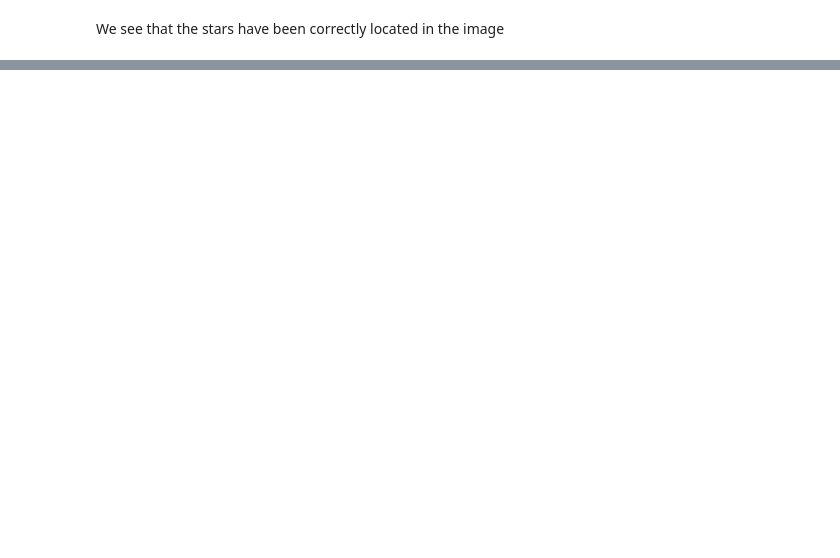
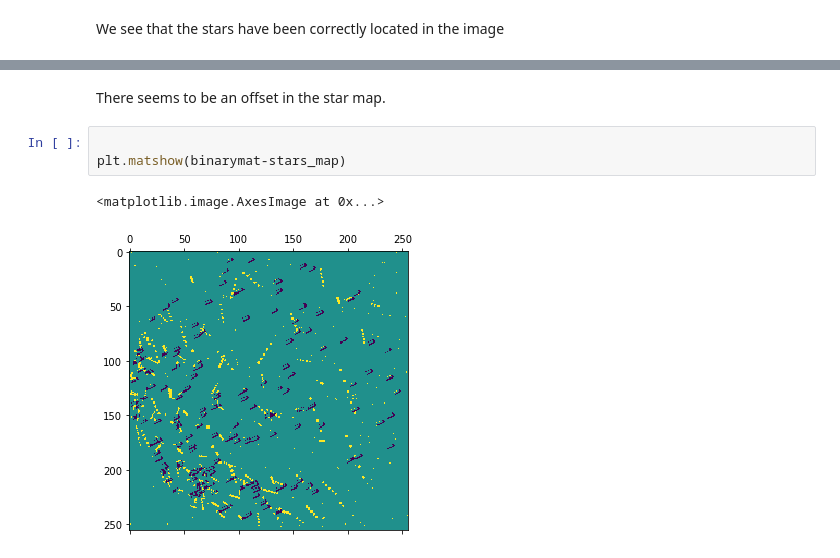
Before and after one commit to AstroStew/ESS5010-Assignment3, a Jupyter notebook: ESS5010Assignment3 Outline.ipynb, the cells around one changed output, grey strips where cells are left out. Cells and saved outputs as stored; diff of their text form; blank space fills up the shorter version.

```diff
--- a/ESS5010Assignment3 Outline.ipynb
+++ b/ESS5010Assignment3 Outline.ipynb
@@ -1134,0 +1142,8 @@ We see that the stars have been correctly located in the image
+# %% [markdown]
+There seems to be an offset in the star map.
+# %%
+
+plt.matshow(binarymat-stars_map)
+# %% [output]
+<matplotlib.image.AxesImage at 0x...>
+[figure, added]
```
Also changed, not shown: parts of 20 cells of this notebook, 2 other files.
